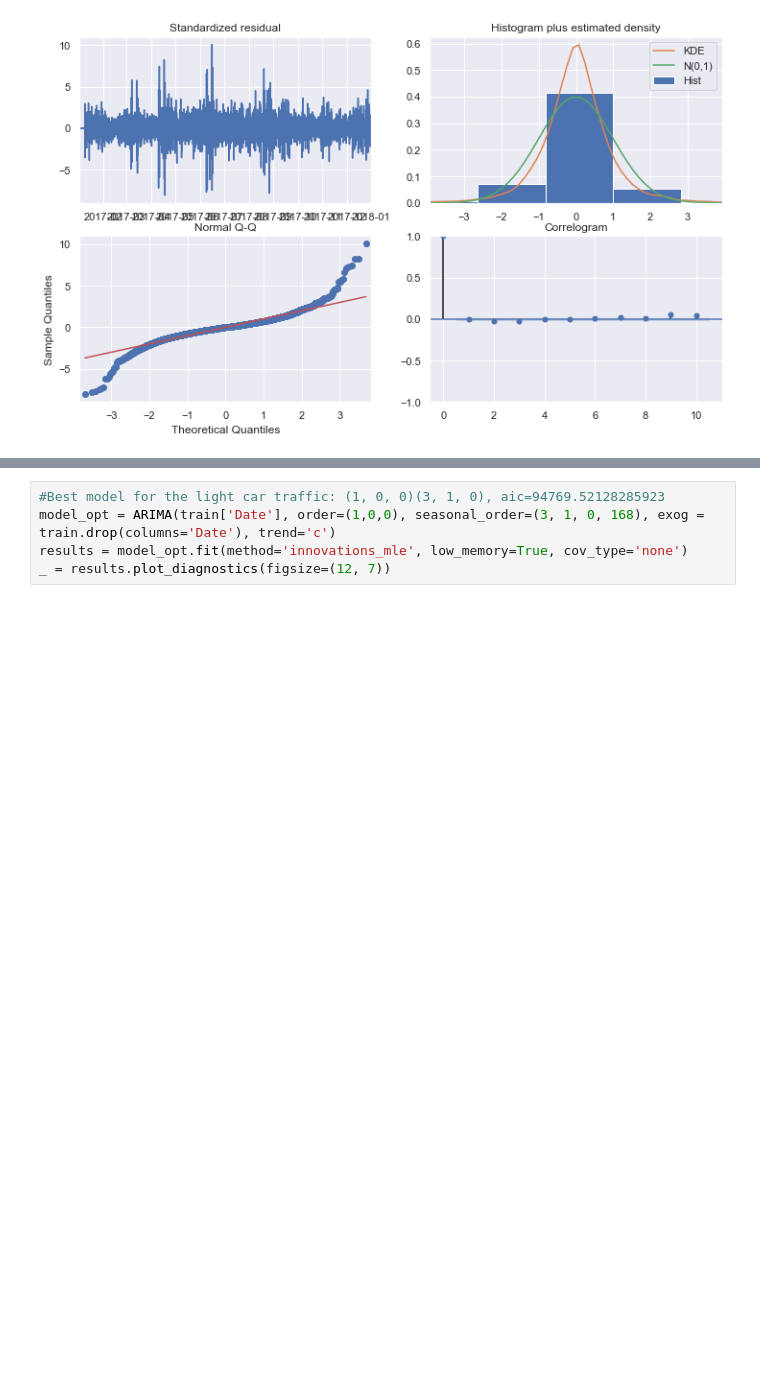
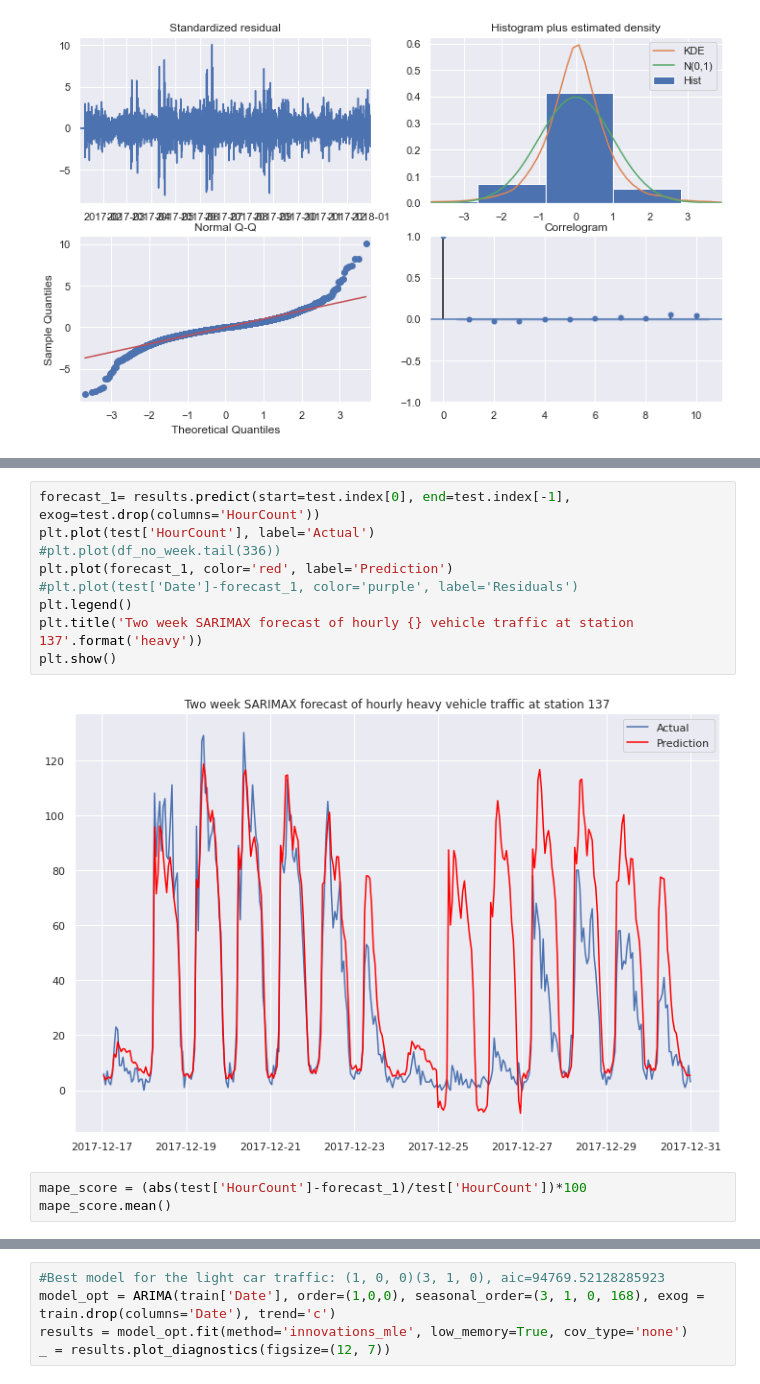
Before and after one commit to isdabelle/DigitalTwinBridges, a Jupyter notebook: CirculationInsights.ipynb, the cells around one changed output, grey strips where cells are left out. Drawn from its saved outputs; the diff is of its cells as text; blank space fills up the shorter version.

```diff
--- a/CirculationInsights.ipynb
+++ b/CirculationInsights.ipynb
@@ -378,0 +451,14 @@ _ = results.plot_diagnostics(figsize=(12, 7))
+# %%
+forecast_1= results.predict(start=test.index[0], end=test.index[-1], exog=test.drop(columns='HourCount'))
+plt.plot(test['HourCount'], label='Actual')
+#plt.plot(df_no_week.tail(336))
+plt.plot(forecast_1, color='red', label='Prediction')
+#plt.plot(test['Date']-forecast_1, color='purple', label='Residuals')
+plt.legend()
+plt.title('Two week SARIMAX forecast of hourly {} vehicle traffic at station 137'.format('heavy'))
+plt.show()
+# %% [output]
+[figure, added]
+# %%
+mape_score = (abs(test['HourCount']-forecast_1)/test['HourCount'])*100
+mape_score.mean()
```
Also changed, not shown: parts of 47 cells of this notebook, 5 other files.
